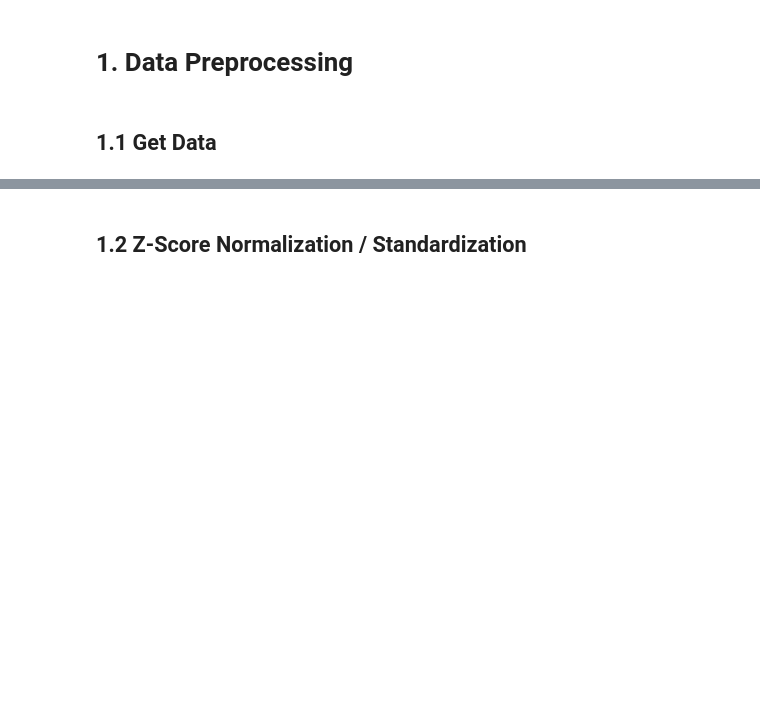
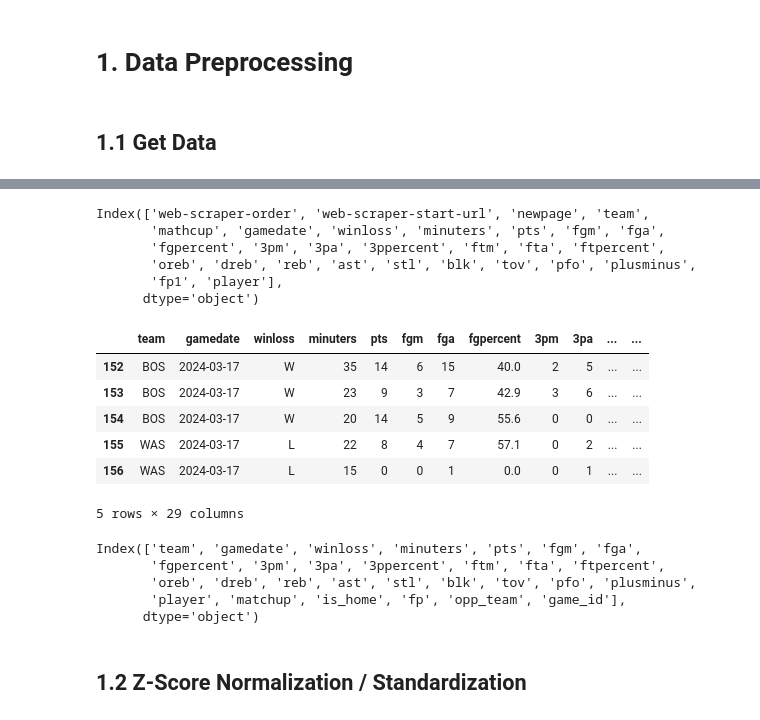
Before and after one commit to BerkeAltiparmak/SportSense.AI, a Jupyter notebook: SportSense.ipynb, the cells around one changed output, grey strips where cells are left out. Saved outputs shown, nothing was run; the diff lists cells and outputs as text; code cells hidden in the pictures; blank space fills up the shorter version.

Commit message:
Getting and processing player stats data

```diff
--- a/SportSense.ipynb
+++ b/SportSense.ipynb
@@ -10,0 +17,4 @@ from sklearn.model_selection import train_test_split # 1.4
+# %%
+player_data_url = 'https://raw.githubusercontent.com/BerkeAltiparmak/SportSense.AI/main/data/nba_players.csv'
+player_df = pd.read_csv(player_data_url)
+player_df.head()
@@ -10,0 +29,21 @@ from sklearn.model_selection import train_test_split # 1.4
+# %%
+player_df.columns
+# %% [output]
+Index(['web-scraper-order', 'web-scraper-start-url', 'newpage', 'team',
+       'mathcup', 'gamedate', 'winloss', 'minuters', 'pts', 'fgm', 'fga',
+       'fgpercent', '3pm', '3pa', '3ppercent', 'ftm', 'fta', 'ftpercent',
+       'oreb', 'dreb', 'reb', 'ast', 'stl', 'blk', 'tov', 'pfo', 'plusminus',
+       'fp1', 'player'],
+      dtype='object')
+# %%
+# remove unnecessary columns
+columns_to_remove = ['web-scraper-order', 'web-scraper-start-url', 'newpage', 'fp1']
+player_df.drop(columns=columns_to_remove, inplace=True)
+
+# only consider games before 2024-03-18, the time we got the data (there were incompelete games)
+player_df['gamedate'] = pd.to_datetime(player_df['gamedate'])
+player_df = player_df[player_df['gamedate'] != '2024-03-18']
+
+# NBA made a typo so we gotta fix that
+player_df['matchup'] = player_df['mathcup']
+player_df.drop(columns=['mathcup'], inplace=True)
@@ -11,3 +72,48 @@ from sklearn.model_selection import train_test_split # 1.4
+# %%
+def get_opp_team(matchup):
+    if '@' in matchup:
+        return matchup.split(' @ ')[1]
+    elif 'vs.' in matchup:
+        return matchup.split(' vs. ')[1]
+    else:
+        return None
+# %%
+# Helper function to determine home and away teams
+def extract_teams(matchup):
+    teams_a = matchup.split(' @ ')
+    teams_h = matchup.split(' vs. ')
+    if '@' in matchup:
+        return teams_a[1], teams_a[0]
+    else:
+        return teams_h[0], teams_h[1]
+
+# Function to create game_id
+def create_game_id(row):
+    home_team, away_team = extract_teams(row['matchup'])
+    game_date = row['gamedate'].strftime('%Y-%m-%d')
+    return f"{home_team}.{away_team}.{game_date}"
+# %%
+player_df['is_home'] = player_df['matchup'].apply(lambda x: 1 if 'vs.' in x else 0)
+player_df['fp'] = player_df.apply(calculate_fantasy_points, axis=1)
+player_df['opp_team'] = player_df['matchup'].apply(get_opp_team)
+player_df['game_id'] = player_df.apply(create_game_id, axis=1)
+player_df.head()
+# %% [output]
+|  | team | gamedate | winloss | minuters | pts | fgm | fga | fgpercent | 3pm | 3pa | ... | ... |
+| 152 | BOS | 2024-03-17 | W | 35 | 14 | 6 | 15 | 40.0 | 2 | 5 | ... | ... |
+| 153 | BOS | 2024-03-17 | W | 23 | 9 | 3 | 7 | 42.9 | 3 | 6 | ... | ... |
+| 154 | BOS | 2024-03-17 | W | 20 | 14 | 5 | 9 | 55.6 | 0 | 0 | ... | ... |
+| 155 | WAS | 2024-03-17 | L | 22 | 8 | 4 | 7 | 57.1 | 0 | 2 | ... | ... |
+| 156 | WAS | 2024-03-17 | L | 15 | 0 | 0 | 1 | 0.0 | 0 | 1 | ... | ... |
+5 rows × 29 columns
+# %%
+player_df.columns
+# %% [output]
+Index(['team', 'gamedate', 'winloss', 'minuters', 'pts', 'fgm', 'fga',
+       'fgpercent', '3pm', '3pa', '3ppercent', 'ftm', 'fta', 'ftpercent',
+       'oreb', 'dreb', 'reb', 'ast', 'stl', 'blk', 'tov', 'pfo', 'plusminus',
+       'player', 'matchup', 'is_home', 'fp', 'opp_team', 'game_id'],
+      dtype='object')
 # %% [markdown]
 ## 1.2 Z-Score Normalization / Standardization
 # %%
```
Also changed, not shown: parts of 7 cells of this notebook.
